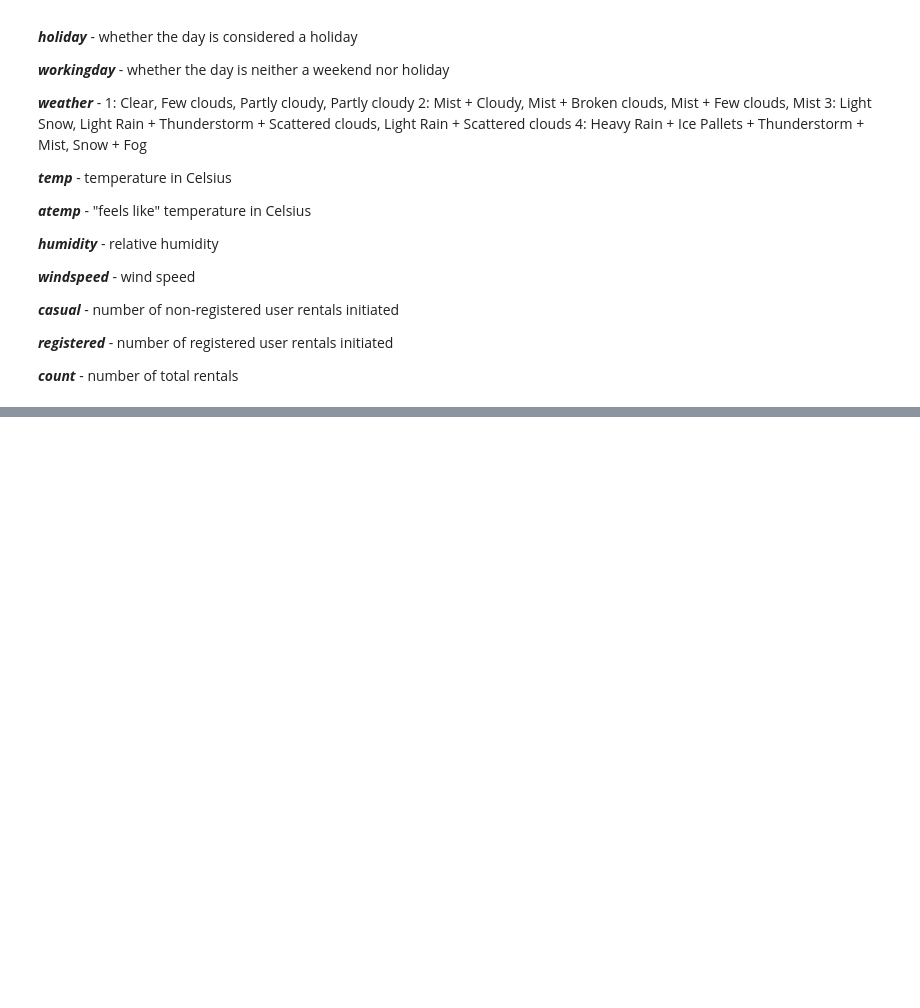
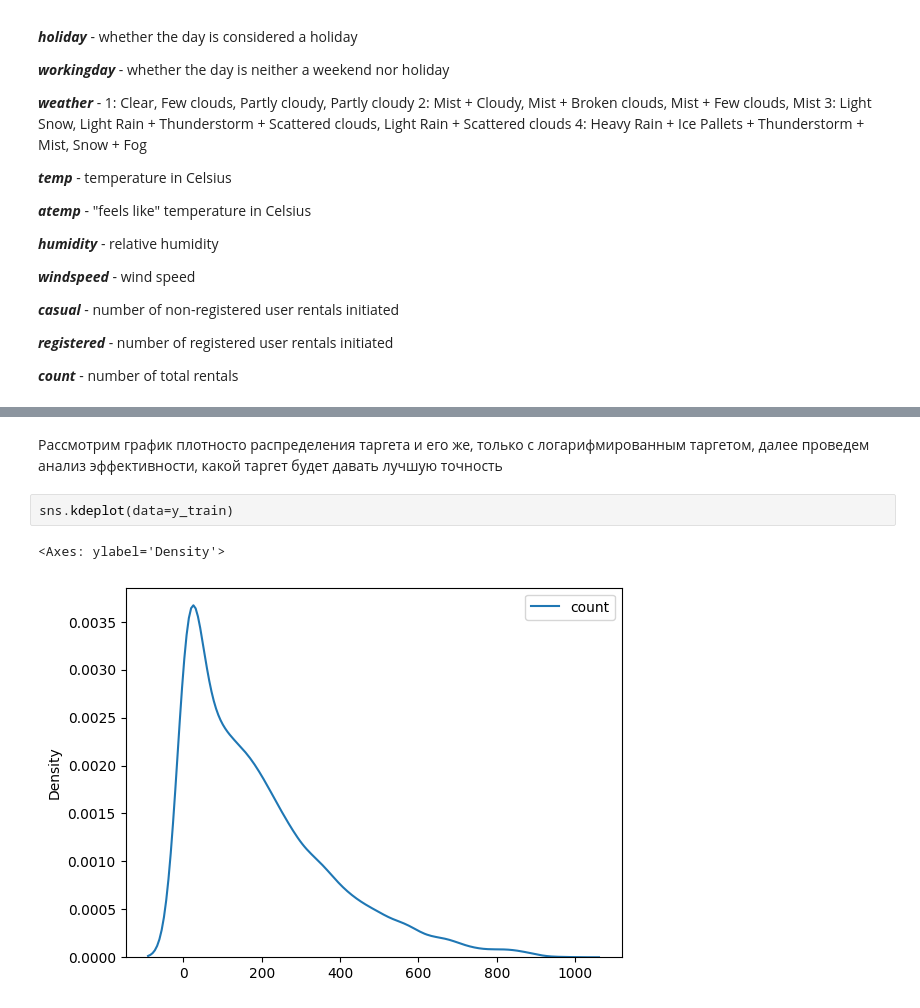
Before and after one commit to dolaprolorap/DS-homework, a Jupyter notebook: lab4/Задание 2.ipynb, the cells around one changed output, grey strips where cells are left out. Cells and saved outputs as stored; diff of their text form; blank space fills up the shorter version.

```diff
--- a/lab4/Задание 2.ipynb
+++ b/lab4/Задание 2.ipynb
@@ -223,0 +135,7 @@ rmse:  95.69905599467975
+# %% [markdown]
+Рассмотрим график плотносто распределения таргета и его же, только с логарифмированным таргетом, далее проведем анализ эффективности, какой таргет будет давать лучшую точность
+# %%
+sns.kdeplot(data=y_train)
+# %% [output]
+<Axes: ylabel='Density'>
+[figure, added]
```
Also changed, not shown: parts of 21 cells of this notebook, 2 other files.
